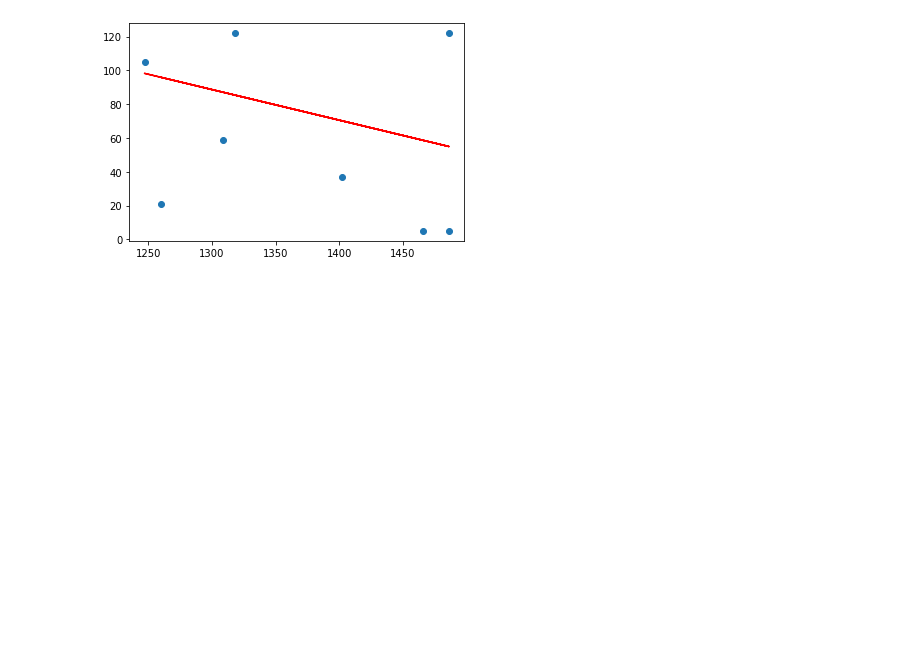
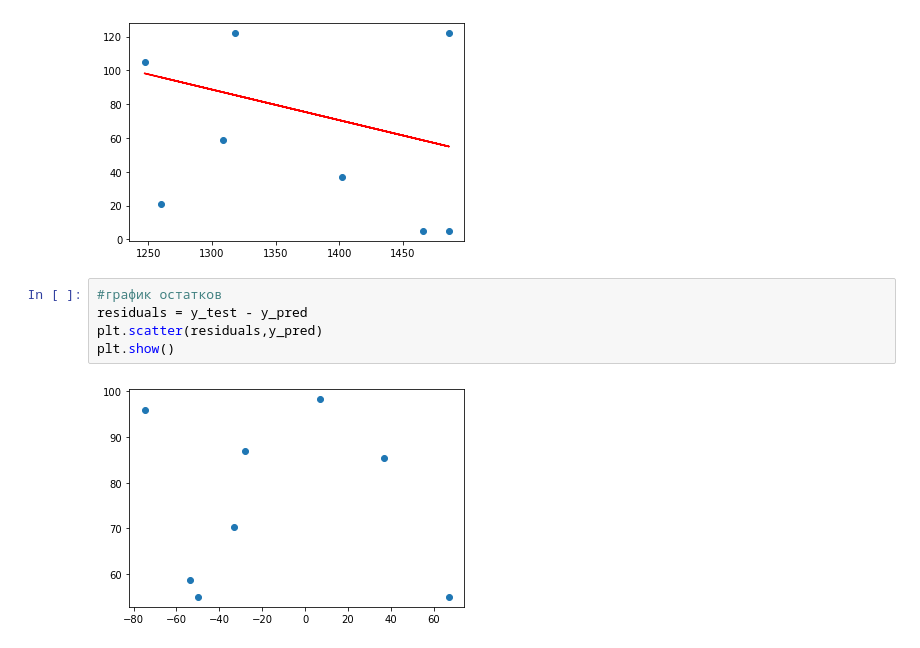
Before and after one commit to dochaauch/Python_for_analisys, a Jupyter notebook: 18_correlation.ipynb, the cells around one changed output. Drawn from its saved outputs; the diff is of its cells as text; blank space fills up the shorter version.

```diff
--- a/18_correlation.ipynb
+++ b/18_correlation.ipynb
@@ -263,3 +280,10 @@ plt.plot(X_test, y_pred, c='r')
 # %% [output]
 [<matplotlib.lines.Line2D at 0x...>]
 [figure]
+# %%
+#график остатков
+residuals = y_test - y_pred
+plt.scatter(residuals,y_pred)
+plt.show()
+# %% [output]
+[figure, added]
```
Also changed, not shown: parts of 8 cells of this notebook.
